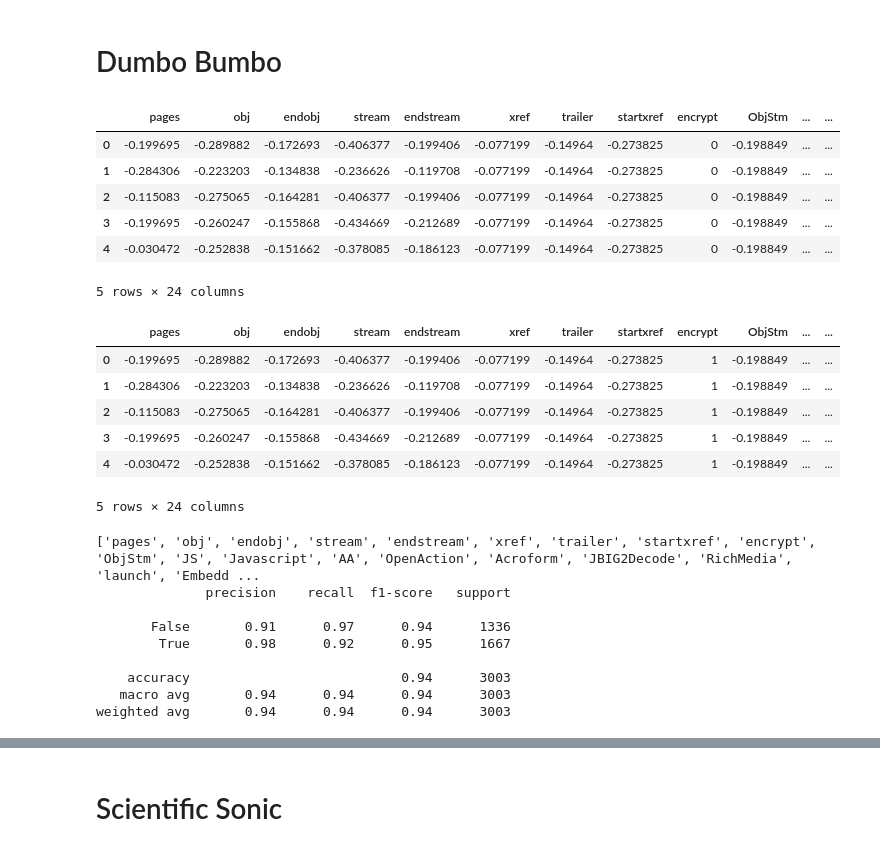
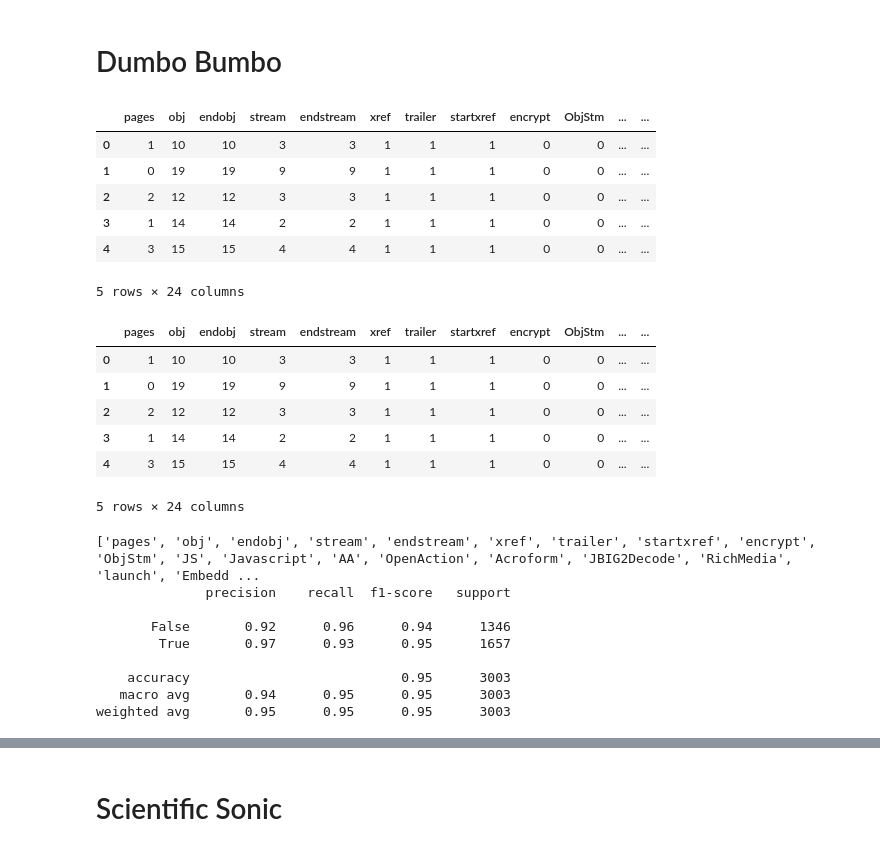
Before and after one commit to aymanreda56/Vigil-Anti, a Jupyter notebook: Source/PDFs/classifier.ipynb, the cells around one changed output, grey strips where cells are left out. Drawn from its saved outputs; the diff is of its cells as text; code cells hidden in the pictures.

```diff
--- a/Source/PDFs/classifier.ipynb
+++ b/Source/PDFs/classifier.ipynb
@@ -68,45 +75,45 @@ numeric_columns=[ 'pages'
 , 'EmbeddedFile'
 , 'Colors']
 
-ss = StandardScaler()
-df[numeric_columns] = ss.fit_transform(df[numeric_columns])
+#ss = StandardScaler()
+#df[numeric_columns] = ss.fit_transform(df[numeric_columns])
 
 df.head()
 # %% [output]
 |  | pages | obj | endobj | stream | endstream | xref | trailer | startxref | encrypt | ObjStm | ... | ... |
-| 0 | -0.199695 | -0.289882 | -0.172693 | -0.406377 | -0.199406 | -0.077199 | -0.14964 | -0.273825 | 0 | -0.198849 | ... | ... |
-| 1 | -0.284306 | -0.223203 | -0.134838 | -0.236626 | -0.119708 | -0.077199 | -0.14964 | -0.273825 | 0 | -0.198849 | ... | ... |
-| 2 | -0.115083 | -0.275065 | -0.164281 | -0.406377 | -0.199406 | -0.077199 | -0.14964 | -0.273825 | 0 | -0.198849 | ... | ... |
-| 3 | -0.199695 | -0.260247 | -0.155868 | -0.434669 | -0.212689 | -0.077199 | -0.14964 | -0.273825 | 0 | -0.198849 | ... | ... |
-| 4 | -0.030472 | -0.252838 | -0.151662 | -0.378085 | -0.186123 | -0.077199 | -0.14964 | -0.273825 | 0 | -0.198849 | ... | ... |
+| 0 | 1 | 10 | 10 | 3 | 3 | 1 | 1 | 1 | 0 | 0 | ... | ... |
+| 1 | 0 | 19 | 19 | 9 | 9 | 1 | 1 | 1 | 0 | 0 | ... | ... |
+| 2 | 2 | 12 | 12 | 3 | 3 | 1 | 1 | 1 | 0 | 0 | ... | ... |
+| 3 | 1 | 14 | 14 | 2 | 2 | 1 | 1 | 1 | 0 | 0 | ... | ... |
+| 4 | 3 | 15 | 15 | 4 | 4 | 1 | 1 | 1 | 0 | 0 | ... | ... |
 5 rows × 24 columns
 # %%
 le = LabelEncoder()
 
 categorical_columns = ['XFA'
     #'isEncrypted'
 #, 'embedded files'
 #, 'text'
 , 'encrypt'
 , 'OpenAction'
 , 'RichMedia'
 , 'launch'
 
 , 'header_regex_boolean'
 , 'PDF_Version'
 ]
 
-for col in categorical_columns:
-    df[col] = le.fit_transform(df[col])
+#for col in categorical_columns:
+#    df[col] = le.fit_transform(df[col])
 
 df.head()
 # %% [output]
 |  | pages | obj | endobj | stream | endstream | xref | trailer | startxref | encrypt | ObjStm | ... | ... |
-| 0 | -0.199695 | -0.289882 | -0.172693 | -0.406377 | -0.199406 | -0.077199 | -0.14964 | -0.273825 | 1 | -0.198849 | ... | ... |
-| 1 | -0.284306 | -0.223203 | -0.134838 | -0.236626 | -0.119708 | -0.077199 | -0.14964 | -0.273825 | 1 | -0.198849 | ... | ... |
-| 2 | -0.115083 | -0.275065 | -0.164281 | -0.406377 | -0.199406 | -0.077199 | -0.14964 | -0.273825 | 1 | -0.198849 | ... | ... |
-| 3 | -0.199695 | -0.260247 | -0.155868 | -0.434669 | -0.212689 | -0.077199 | -0.14964 | -0.273825 | 1 | -0.198849 | ... | ... |
-| 4 | -0.030472 | -0.252838 | -0.151662 | -0.378085 | -0.186123 | -0.077199 | -0.14964 | -0.273825 | 1 | -0.198849 | ... | ... |
+| 0 | 1 | 10 | 10 | 3 | 3 | 1 | 1 | 1 | 0 | 0 | ... | ... |
+| 1 | 0 | 19 | 19 | 9 | 9 | 1 | 1 | 1 | 0 | 0 | ... | ... |
+| 2 | 2 | 12 | 12 | 3 | 3 | 1 | 1 | 1 | 0 | 0 | ... | ... |
+| 3 | 1 | 14 | 14 | 2 | 2 | 1 | 1 | 1 | 0 | 0 | ... | ... |
+| 4 | 3 | 15 | 15 | 4 | 4 | 1 | 1 | 1 | 0 | 0 | ... | ... |
 5 rows × 24 columns
 # %%
 from sklearn.svm import SVC
@@ -130,13 +137,16 @@ svc_model.fit(X_train, Y_train)
 
 Y_pred = svc_model.predict(X_test)
 print(classification_report(Y_test, Y_pred))
+
+with open("svc.pkl", 'wb') as f:
+    pickle.dump(svc_model, f)
 # %% [output]
 ['pages', 'obj', 'endobj', 'stream', 'endstream', 'xref', 'trailer', 'startxref', 'encrypt', 'ObjStm', 'JS', 'Javascript', 'AA', 'OpenAction', 'Acroform', 'JBIG2Decode', 'RichMedia', 'launch', 'Embedd ...
               precision    recall  f1-score   support
 
-       False       0.91      0.97      0.94      1336
-        True       0.98      0.92      0.95      1667
+       False       0.92      0.96      0.94      1346
+        True       0.97      0.93      0.95      1657
 
-    accuracy                           0.94      3003
-   macro avg       0.94      0.94      0.94      3003
-weighted avg       0.94      0.94      0.94      3003
+    accuracy                           0.95      3003
+   macro avg       0.94      0.95      0.95      3003
+weighted avg       0.95      0.95      0.95      3003
```
Also changed, not shown: parts of 4 cells of this notebook, 7 other files.
